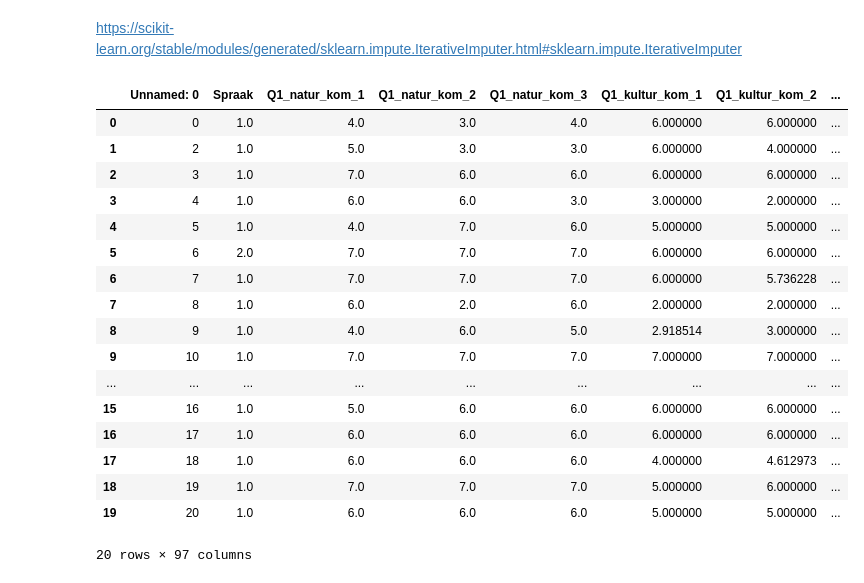
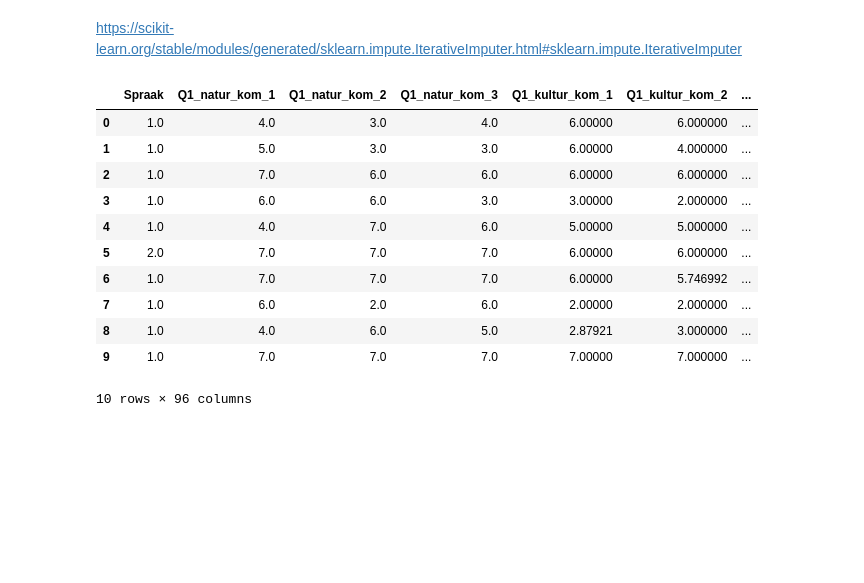
Before and after one commit to maritoye/Statistical-Learning, a Jupyter notebook: kommune_imputation_missing_values.ipynb, the cells around one changed output. Drawn from its saved outputs; the diff is of its cells as text; code cells hidden in the pictures; blank space fills up the shorter version.

```diff
--- a/kommune_imputation_missing_values.ipynb
+++ b/kommune_imputation_missing_values.ipynb
@@ -3,3 +3,5 @@ import pandas as pd
 
 data = pd.read_csv("kommune_clean.csv")
 data.head()
+
+data = data.drop("Unnamed: 0",axis=1) #remove this column that was added when I saved the file
@@ -22,20 +26,26 @@ numerical_8 = ["Q1_natur_kom_1","Q1_natur_kom_2","Q1_natur_kom_3","Q1_kultur_kom
                      "Q1_arbeid_kom_3","Q1_samferdsel_kom_1","Q1_samferdsel_kom_2","Q1_samferdsel_kom_3",
                      "Q1_samferdsel_kom_4","Q1_samferdsel_kom_5", "Q1_samferdsel_kom_6", "Q1_renovasjon_kom_1",
                      "Q1_renovasjon_kom_2","Q2_1","Q3_1","Q3_2","Q3_3", "Q3_4", "Q3_5","Q9_1",
-                     "Q9_2","Q9_3","Q9_4","Q9_5","Q9_6","Q9_7","Q9_8","Q9_9","Q9_10","Q9_11",
+                     "Q9_2","Q9_3","Q9_4","Q9_5","Q9_6","Q9_8","Q9_9","Q9_10","Q9_11",
                      "Q11_1","Q13_1","Q14_1","Q19_1","Q19_2","Q66a_1"]
 
-numerical_7_9999 = ['Q5_1', 'Q6_1', 'Q7_1', 'Q10_1', ]
+numerical_7_9999 = ['Q5_1', 'Q6_1', 'Q7_1', 'Q10_1']
 
 numerical = ['Id', 'Q53a', 'Q54a']
 #remember to not include 'Id' in the models
 
-ja_nei_usikker = ['Q15_1', 'Q15_2', 'Q15_3', 'Q15_4', 'Q18']
+bool_unsure = ['Q15_1', 'Q15_2', 'Q15_3', 'Q15_4', 'Q18']
 
 categorical = ['Spraak', 'Q16', 'Q46a', 'Q48a','Q52a', 'Q60a', 'Q62a', 'Alderkat', 'Q56a',
                'Q61a', 'Kommunestr', 'Fylke', 'Q49a', 'Sentralitet', 'Q57a', 'Q58a', 'Q63a',
                'Q67a']
 
+#TODO I need to one-hot-encode these before training models.
+one_hot_encode = ['Spraak', 'Q57a', 'Q46a', 'Q48a', 'Q52a', 'Q60a', 'Q58a', 'Q62a', 'Q56a', 'Fylke', 'Q58a']
+
+# TODO i need to use imputation on these
+remove_unsure = ['Q61a','Q63a','Q67a']
+
 boolean = ['Q55a_1', 'Q55a_2', 'Q55a_3', 'Q55a_4', 'Q55a_9', 'Q64a_1', 'Q64a_2', 'Q64a_3',
            'Q64a_4', 'Q64a_5', 'Q64a_6', 'Q64a_7', 'Q64a_8', 'Q64a_9', 'Q65a_1', 'Q65a_2',
            'Q65a_3', 'Q65a_4', 'Q65a_5', 'Q65a_6', 'Q65ana', 'Q68a']
@@ -97,7 +119,10 @@ https://scikit-learn.org/stable/modules/generated/sklearn.impute.IterativeImpute
 import numpy as np
 from sklearn.experimental import enable_iterative_imputer
 from sklearn.impute import IterativeImputer
+# %%
+data[numerical_7_9999] = data[numerical_7_9999].replace(9999.0, np.NaN)
+data[numerical_8] = data[numerical_8].replace(8.0, np.NaN)
+data[bool_unsure] = data[bool_unsure].replace(3.0, np.NaN)
 # %%
-#fixing nan values in the entire set
 imp = IterativeImputer(missing_values=np.nan, max_iter=10, random_state=0)
-multivariate_nan = imp.fit_transform(data[numerical_8])
+multivariate_nan = imp.fit_transform(data[numerical_8+numerical_7_9999+bool_unsure])
@@ -107,23 +129,17 @@ multivariate_8 = imp.fit_transform(multivariate_nan)
 # %%
 data_multivariate = data.copy()
-data_multivariate[numerical_8] = multivariate_8
-pd.DataFrame(data_multivariate).head(20)
+data_multivariate[numerical_8+numerical_7_9999+bool_unsure] = multivariate_nan
+pd.DataFrame(data_multivariate).head(10)
 # %% [output]
-|  | Unnamed: 0 | Spraak | Q1_natur_kom_1 | Q1_natur_kom_2 | Q1_natur_kom_3 | Q1_kultur_kom_1 | Q1_kultur_kom_2 | ... |
-| 0 | 0 | 1.0 | 4.0 | 3.0 | 4.0 | 6.000000 | 6.000000 | ... |
-| 1 | 2 | 1.0 | 5.0 | 3.0 | 3.0 | 6.000000 | 4.000000 | ... |
-| 2 | 3 | 1.0 | 7.0 | 6.0 | 6.0 | 6.000000 | 6.000000 | ... |
-| 3 | 4 | 1.0 | 6.0 | 6.0 | 3.0 | 3.000000 | 2.000000 | ... |
-| 4 | 5 | 1.0 | 4.0 | 7.0 | 6.0 | 5.000000 | 5.000000 | ... |
-| 5 | 6 | 2.0 | 7.0 | 7.0 | 7.0 | 6.000000 | 6.000000 | ... |
-| 6 | 7 | 1.0 | 7.0 | 7.0 | 7.0 | 6.000000 | 5.736228 | ... |
-| 7 | 8 | 1.0 | 6.0 | 2.0 | 6.0 | 2.000000 | 2.000000 | ... |
-| 8 | 9 | 1.0 | 4.0 | 6.0 | 5.0 | 2.918514 | 3.000000 | ... |
-| 9 | 10 | 1.0 | 7.0 | 7.0 | 7.0 | 7.000000 | 7.000000 | ... |
-| ... | ... | ... | ... | ... | ... | ... | ... | ... |
-| 15 | 16 | 1.0 | 5.0 | 6.0 | 6.0 | 6.000000 | 6.000000 | ... |
-| 16 | 17 | 1.0 | 6.0 | 6.0 | 6.0 | 6.000000 | 6.000000 | ... |
-| 17 | 18 | 1.0 | 6.0 | 6.0 | 6.0 | 4.000000 | 4.612973 | ... |
-| 18 | 19 | 1.0 | 7.0 | 7.0 | 7.0 | 5.000000 | 6.000000 | ... |
-| 19 | 20 | 1.0 | 6.0 | 6.0 | 6.0 | 5.000000 | 5.000000 | ... |
+|  | Spraak | Q1_natur_kom_1 | Q1_natur_kom_2 | Q1_natur_kom_3 | Q1_kultur_kom_1 | Q1_kultur_kom_2 | ... |
+| 0 | 1.0 | 4.0 | 3.0 | 4.0 | 6.00000 | 6.000000 | ... |
+| 1 | 1.0 | 5.0 | 3.0 | 3.0 | 6.00000 | 4.000000 | ... |
+| 2 | 1.0 | 7.0 | 6.0 | 6.0 | 6.00000 | 6.000000 | ... |
+| 3 | 1.0 | 6.0 | 6.0 | 3.0 | 3.00000 | 2.000000 | ... |
+| 4 | 1.0 | 4.0 | 7.0 | 6.0 | 5.00000 | 5.000000 | ... |
+| 5 | 2.0 | 7.0 | 7.0 | 7.0 | 6.00000 | 6.000000 | ... |
+| 6 | 1.0 | 7.0 | 7.0 | 7.0 | 6.00000 | 5.746992 | ... |
+| 7 | 1.0 | 6.0 | 2.0 | 6.0 | 2.00000 | 2.000000 | ... |
+| 8 | 1.0 | 4.0 | 6.0 | 5.0 | 2.87921 | 3.000000 | ... |
+| 9 | 1.0 | 7.0 | 7.0 | 7.0 | 7.00000 | 7.000000 | ... |
-20 rows × 97 columns
+10 rows × 96 columns
```
Also changed, not shown: parts of 14 cells of this notebook, 3 other files.
